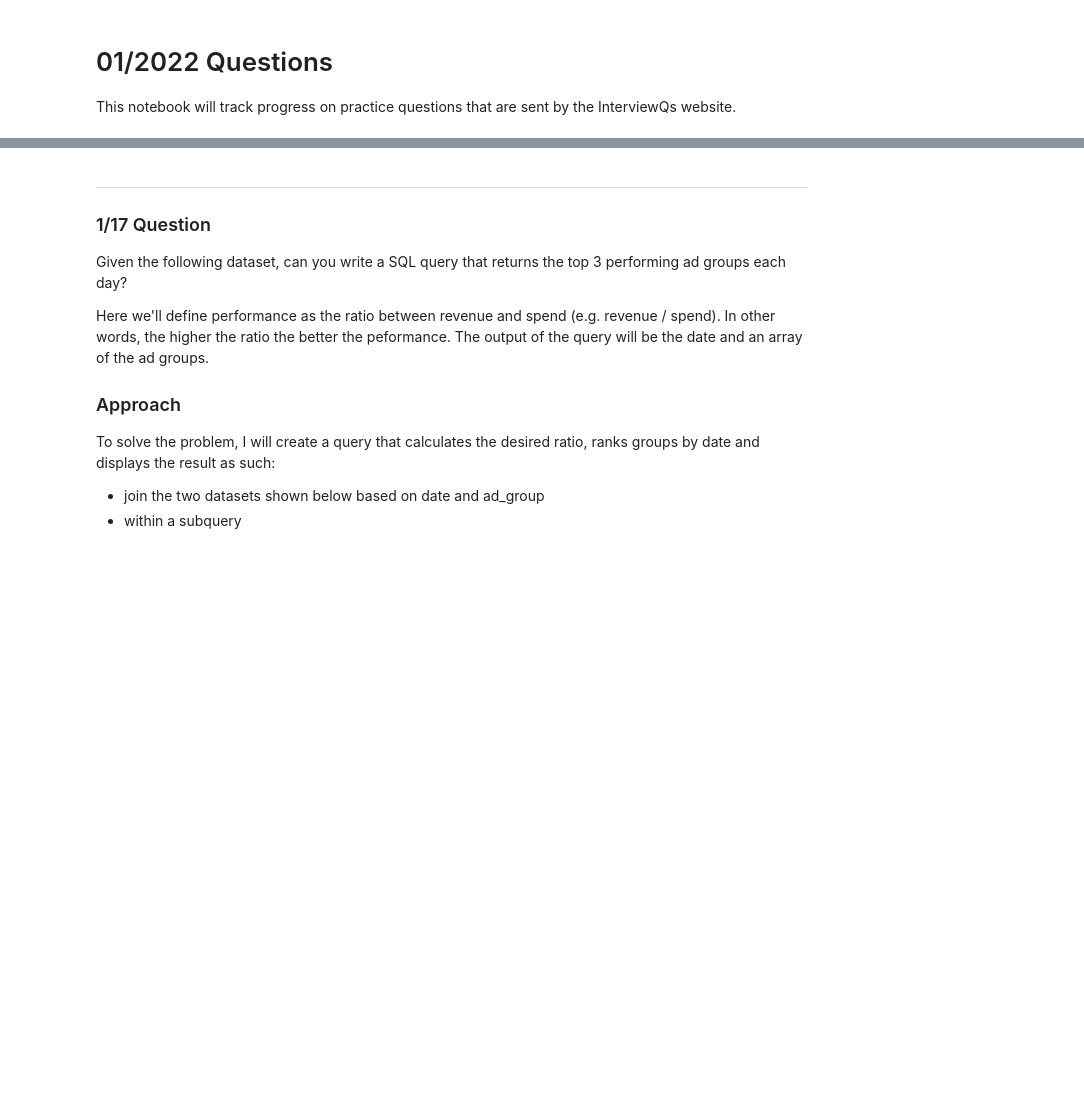
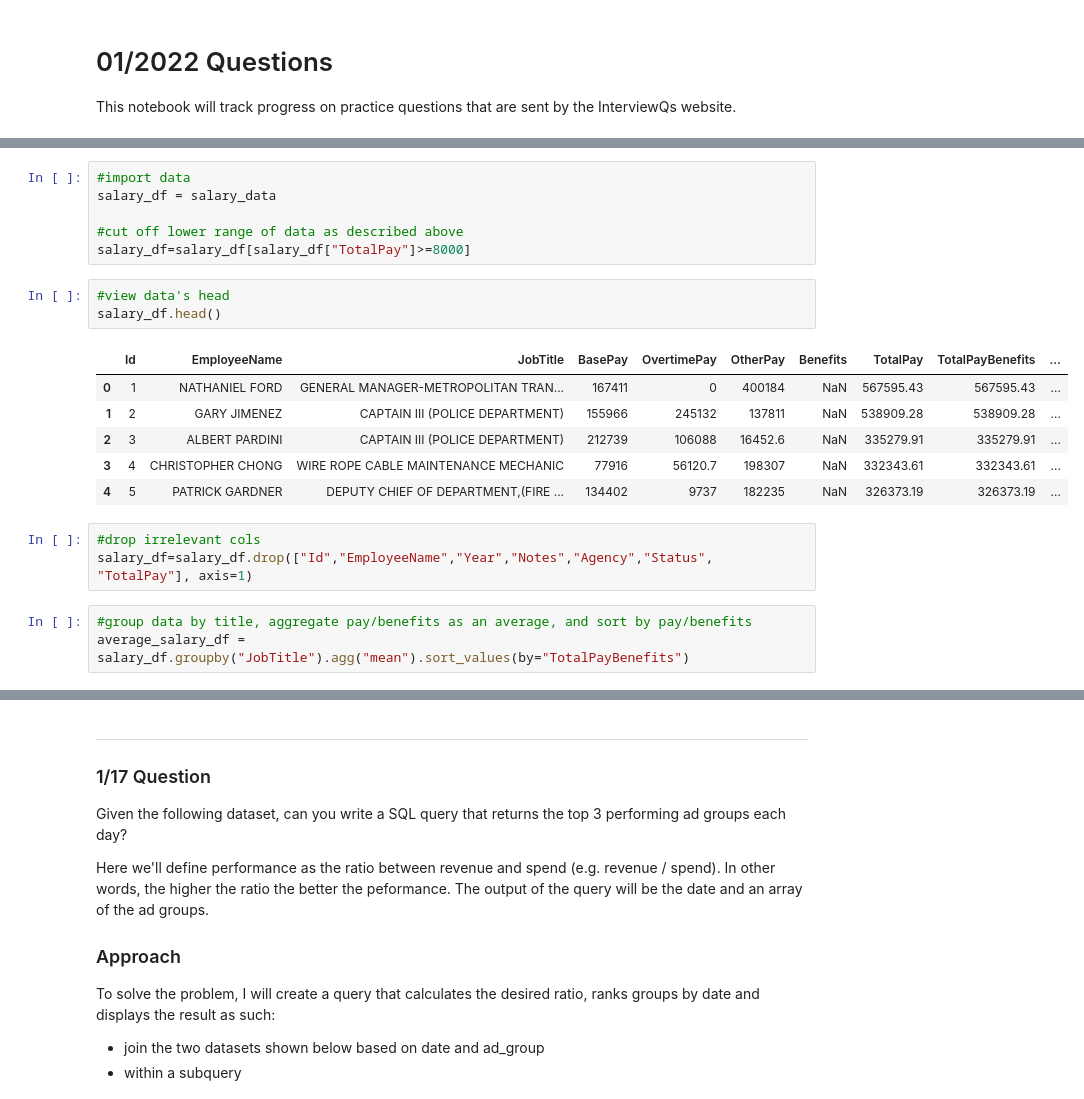
Before and after one commit to akstl1/InterviewQs-Data-Science-Questions, a Jupyter notebook: 2022.01 Interview Qs.ipynb, the cells around one changed output, grey strips where cells are left out. Drawn from its saved outputs; the diff is of its cells as text; blank space fills up the shorter version.

```diff
--- a/2022.01 Interview Qs.ipynb
+++ b/2022.01 Interview Qs.ipynb
@@ -29,0 +69,22 @@ channel_data = read_file(url_2022_01_14)
+# %%
+#import data
+salary_df = salary_data
+
+#cut off lower range of data as described above
+salary_df=salary_df[salary_df["TotalPay"]>=8000]
+# %%
+#view data's head
+salary_df.head()
+# %% [output]
+|  | Id | EmployeeName | JobTitle | BasePay | OvertimePay | OtherPay | Benefits | TotalPay | TotalPayBenefits | ... |
+| 0 | 1 | NATHANIEL FORD | GENERAL MANAGER-METROPOLITAN TRAN... | 167411 | 0 | 400184 | NaN | 567595.43 | 567595.43 | ... |
+| 1 | 2 | GARY JIMENEZ | CAPTAIN III (POLICE DEPARTMENT) | 155966 | 245132 | 137811 | NaN | 538909.28 | 538909.28 | ... |
+| 2 | 3 | ALBERT PARDINI | CAPTAIN III (POLICE DEPARTMENT) | 212739 | 106088 | 16452.6 | NaN | 335279.91 | 335279.91 | ... |
+| 3 | 4 | CHRISTOPHER CHONG | WIRE ROPE CABLE MAINTENANCE MECHANIC | 77916 | 56120.7 | 198307 | NaN | 332343.61 | 332343.61 | ... |
+| 4 | 5 | PATRICK GARDNER | DEPUTY CHIEF OF DEPARTMENT,(FIRE ... | 134402 | 9737 | 182235 | NaN | 326373.19 | 326373.19 | ... |
+# %%
+#drop irrelevant cols
+salary_df=salary_df.drop(["Id","EmployeeName","Year","Notes","Agency","Status", "TotalPay"], axis=1)
+# %%
+#group data by title, aggregate pay/benefits as an average, and sort by pay/benefits
+average_salary_df = salary_df.groupby("JobTitle").agg("mean").sort_values(by="TotalPayBenefits")
```
Also changed, not shown: parts of 47 cells of this notebook.
